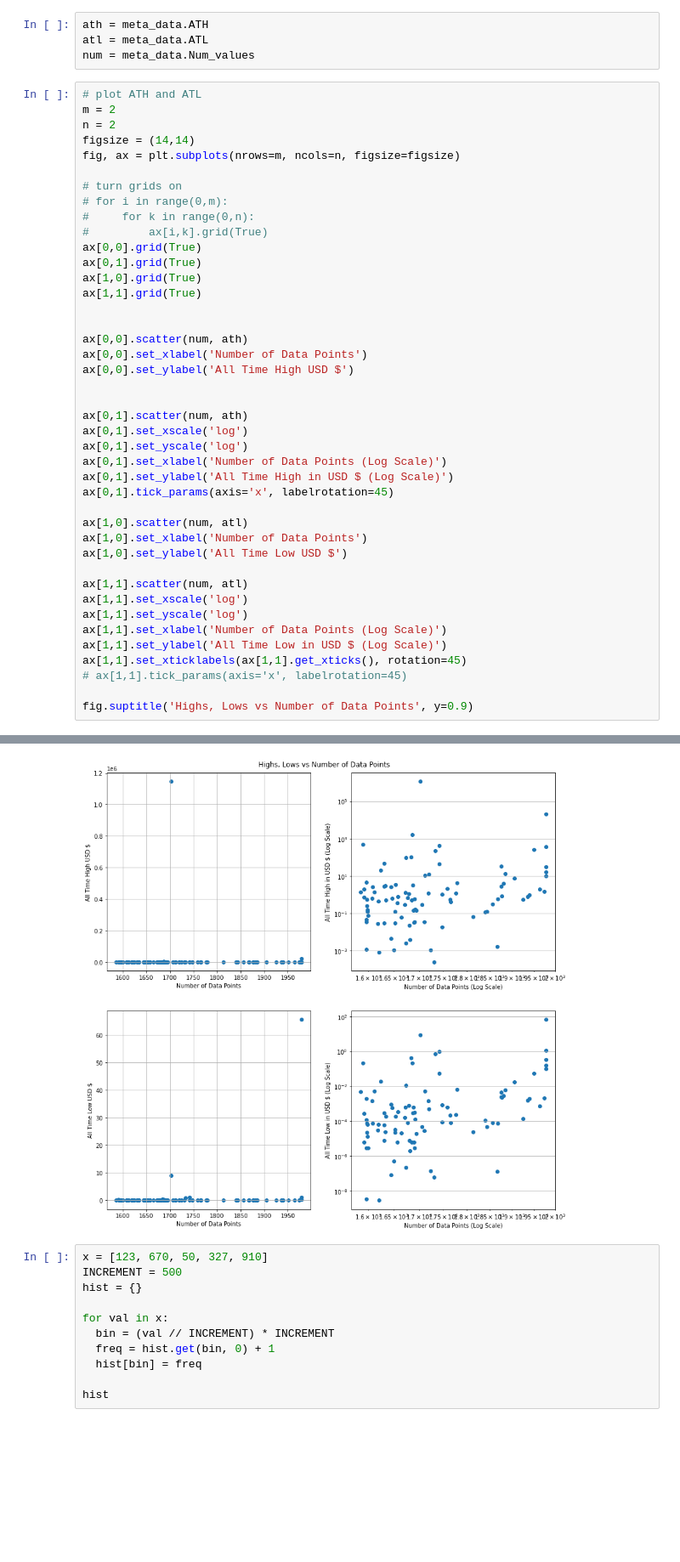
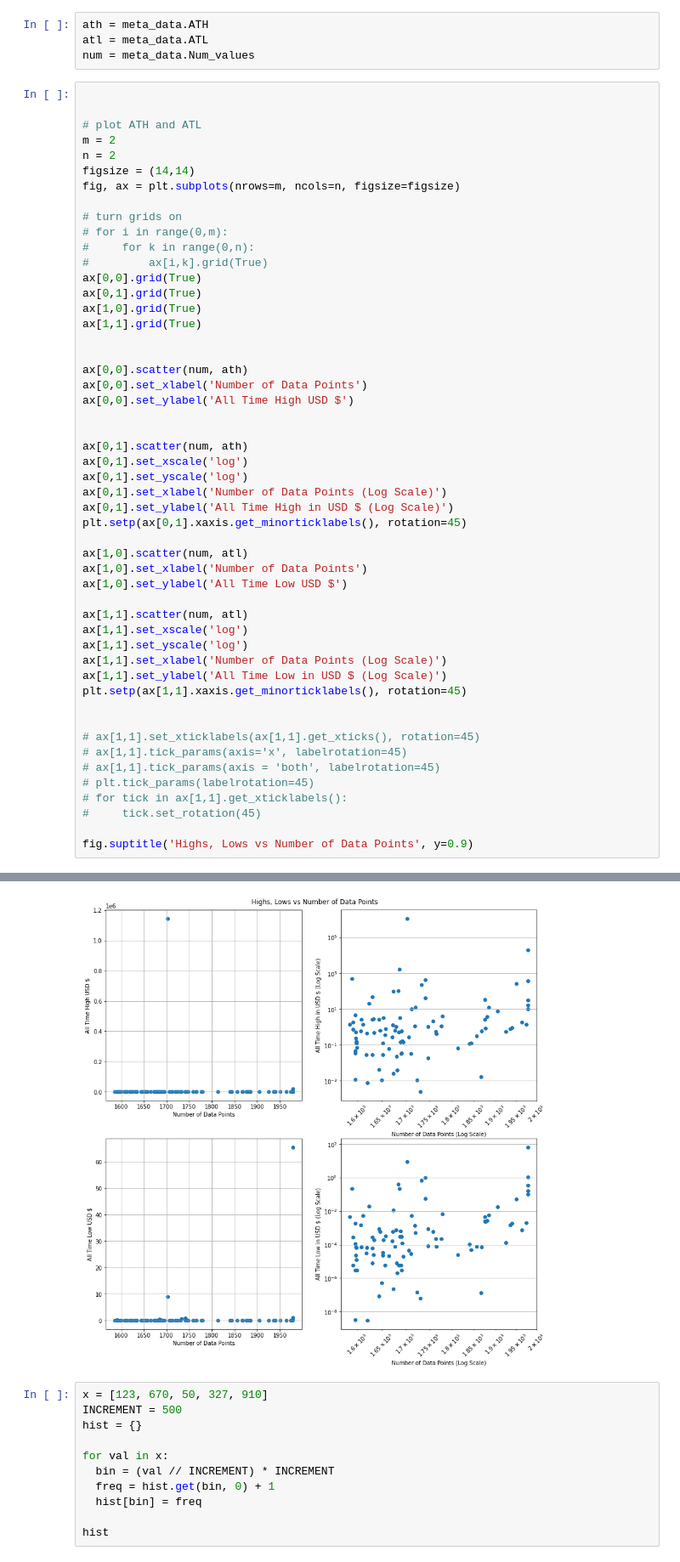
Before and after one commit to samjdedes/time_series_analysis, a Jupyter notebook: notebooks/EDA.ipynb, the cells around one changed output, grey strips where cells are left out. Shown: that part at 85% size. Cells and saved outputs as stored; diff of their text form; blank space fills up the shorter version.

Commit message:
Fix xticklabels on metadata analysis

```diff
--- a/notebooks/EDA.ipynb
+++ b/notebooks/EDA.ipynb
@@ -288,6 +302,8 @@ ath = meta_data.ATH
 atl = meta_data.ATL
 num = meta_data.Num_values
 # %%
+
+
 # plot ATH and ATL
 m = 2
 n = 2
@@ -302,36 +318,43 @@ ax[0,0].grid(True)
 ax[0,1].grid(True)
 ax[1,0].grid(True)
 ax[1,1].grid(True)
 
 
 ax[0,0].scatter(num, ath)
 ax[0,0].set_xlabel('Number of Data Points')
 ax[0,0].set_ylabel('All Time High USD $')
 
 
 ax[0,1].scatter(num, ath)
 ax[0,1].set_xscale('log')
 ax[0,1].set_yscale('log')
 ax[0,1].set_xlabel('Number of Data Points (Log Scale)')
 ax[0,1].set_ylabel('All Time High in USD $ (Log Scale)')
-ax[0,1].tick_params(axis='x', labelrotation=45)
+plt.setp(ax[0,1].xaxis.get_minorticklabels(), rotation=45)
 
 ax[1,0].scatter(num, atl)
 ax[1,0].set_xlabel('Number of Data Points')
 ax[1,0].set_ylabel('All Time Low USD $')
 
 ax[1,1].scatter(num, atl)
 ax[1,1].set_xscale('log')
 ax[1,1].set_yscale('log')
 ax[1,1].set_xlabel('Number of Data Points (Log Scale)')
 ax[1,1].set_ylabel('All Time Low in USD $ (Log Scale)')
-ax[1,1].set_xticklabels(ax[1,1].get_xticks(), rotation=45)
+plt.setp(ax[1,1].xaxis.get_minorticklabels(), rotation=45)
+
+
+# ax[1,1].set_xticklabels(ax[1,1].get_xticks(), rotation=45)
 # ax[1,1].tick_params(axis='x', labelrotation=45)
+# ax[1,1].tick_params(axis = 'both', labelrotation=45)
+# plt.tick_params(labelrotation=45)
+# for tick in ax[1,1].get_xticklabels():
+#     tick.set_rotation(45)
 
 fig.suptitle('Highs, Lows vs Number of Data Points', y=0.9)
 # %% [output]
 Text(0.5, 0.9, 'Highs, Lows vs Number of Data Points')
-[figure, old version]
+[figure, new version]
 # %%
 x = [123, 670, 50, 327, 910]
 INCREMENT = 500
```
Also changed, not shown: parts of 3 cells of this notebook.
